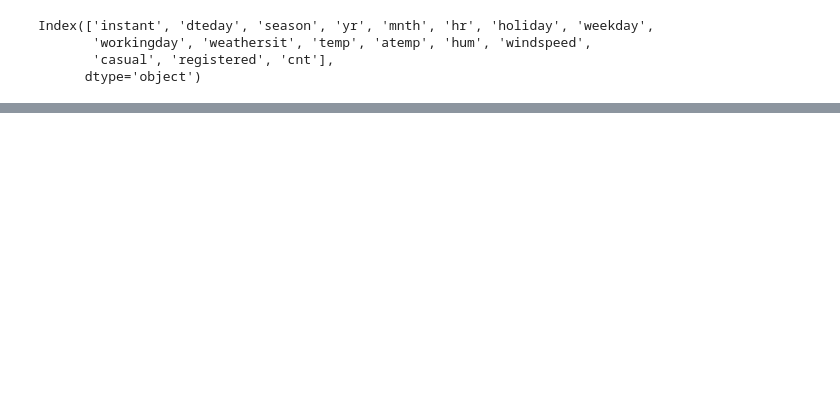
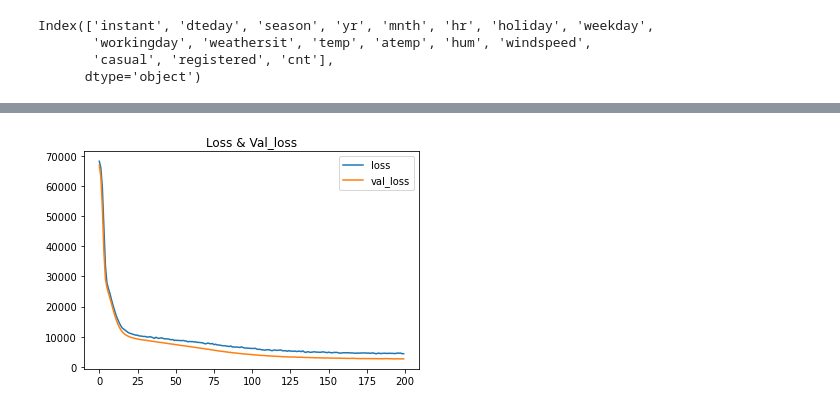
Before and after one commit to d5423197/Bikeshare, a Jupyter notebook: Notebooks/1.Exploratory Data Analysis For Hourly Bike Sharing Dataset.ipynb, the cells around one changed output, grey strips where cells are left out. Saved outputs shown, nothing was run; the diff lists cells and outputs as text; code cells hidden in the pictures; blank space fills up the shorter version.

```diff
--- a/Notebooks/1.Exploratory Data Analysis For Hourly Bike Sharing Dataset.ipynb
+++ b/Notebooks/1.Exploratory Data Analysis For Hourly Bike Sharing Dataset.ipynb
@@ -190,0 +161,22 @@ sqrt(mean_squared_error(prediction,y_test))
+# %%
+sc = MinMaxScaler(feature_range=(0,1))
+sc.fit(X_train.iloc[:,0:2])
+X_train.iloc[:,0:2] = sc.transform(X_train.iloc[:,0:2])
+X_test.iloc[:,0:2] = sc.transform(X_test.iloc[:,0:2])
+X_val.iloc[:,0:2] = sc.transform(X_val.iloc[:,0:2])
+# %%
+def create_NNmodel():
+    # Create Model
+    model = Sequential()
+    model.add(Dense(32, activation = "relu", input_dim = X_train.shape[1]))
+    model.add(Dropout(0.2))
+    model.add(Dense(32, activation = "relu", input_dim = X_train.shape[1]))
+    model.add(Dropout(0.2))
+    model.add(Dense(1, activation='linear'))
+    # Complie model
+    model.compile(loss = "mean_squared_error", optimizer = "adam", metrics=['mse'])
+    return model
+# %%
+NN=create_NNmodel()
+# %%
+network = NN.fit(X_train, y_train, batch_size = 256, epochs = 200, validation_data = (X_val, y_val), verbose = 1)
@@ -190,0 +201,8 @@ sqrt(mean_squared_error(prediction,y_test))
+# %%
+plt.plot(network.history["loss"], label="loss")
+plt.plot(network.history["val_loss"], label="val_loss")
+plt.legend()
+plt.title("Loss & Val_loss")
+plt.show()
+# %% [output]
+[figure, added]
```
Also changed, not shown: parts of 35 cells of this notebook.
